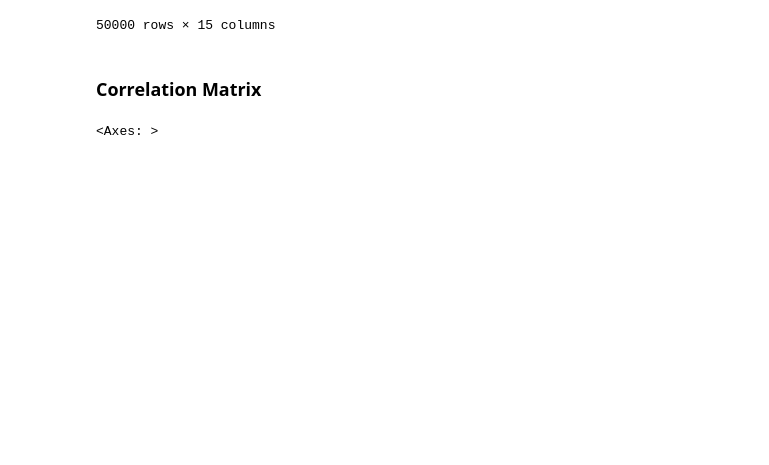
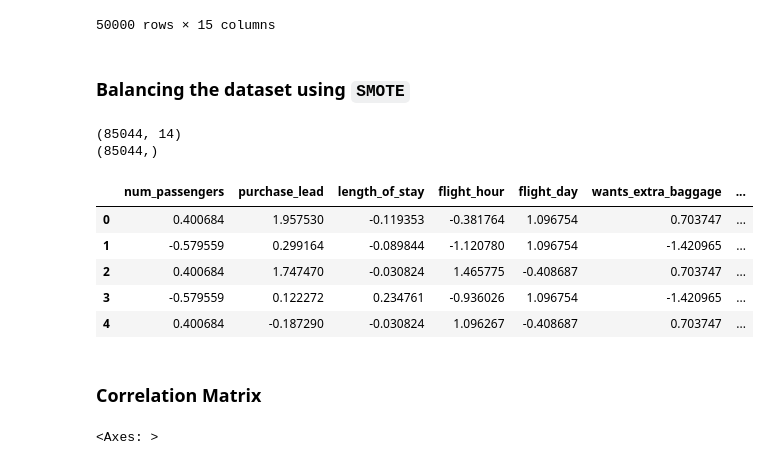
Before and after one commit to jeremi0214/DS_project_BA, a Jupyter notebook: predictive_model.ipynb, the cells around one changed output. Saved outputs shown, nothing was run; the diff lists cells and outputs as text; code cells hidden in the pictures; blank space fills up the shorter version.

```diff
--- a/predictive_model.ipynb
+++ b/predictive_model.ipynb
@@ -113,6 +113,28 @@ scaled_df
 | 49998 | -0.579559 | -0.773246 | -0.502977 | 0.357251 | -1.412314 | 0.703747 | ... |
 | 49999 | -0.579559 | -0.729023 | -0.502977 | 0.172497 | 0.093127 | -1.420965 | ... |
 50000 rows × 15 columns
+# %% [markdown]
+### Balancing the dataset using `SMOTE`
+# %%
+from imblearn.over_sampling import SMOTE
+
+# using imblearn to removing imablance in our dataset
+smote = SMOTE()
+x_smote, y_smote = smote.fit_resample(scaled_df.drop('label',  axis=1),scaled_df['label'])
+print(x_smote.shape)
+print(y_smote.shape)
+# %% [output]
+(85044, 14)
+(85044,)
+# %%
+x_smote.head()
+# %% [output]
+|  | num_passengers | purchase_lead | length_of_stay | flight_hour | flight_day | wants_extra_baggage | ... |
+| 0 | 0.400684 | 1.957530 | -0.119353 | -0.381764 | 1.096754 | 0.703747 | ... |
+| 1 | -0.579559 | 0.299164 | -0.089844 | -1.120780 | 1.096754 | -1.420965 | ... |
+| 2 | 0.400684 | 1.747470 | -0.030824 | 1.465775 | -0.408687 | 0.703747 | ... |
+| 3 | -0.579559 | 0.122272 | 0.234761 | -0.936026 | 1.096754 | -1.420965 | ... |
+| 4 | 0.400684 | -0.187290 | -0.030824 | 1.096267 | -0.408687 | 0.703747 | ... |
 # %% [markdown]
 ### Correlation Matrix
 # %%
```
Also changed, not shown: parts of 22 cells of this notebook.
